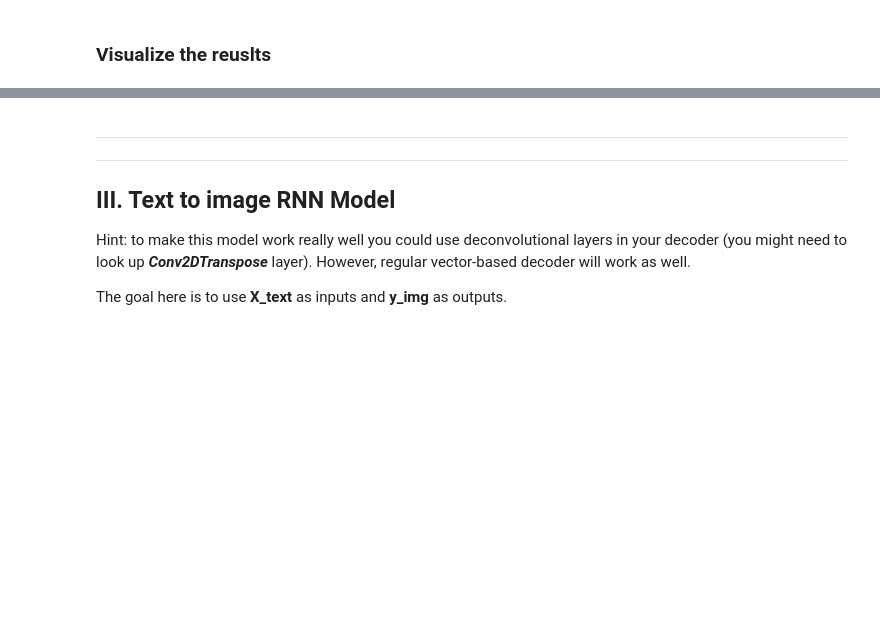
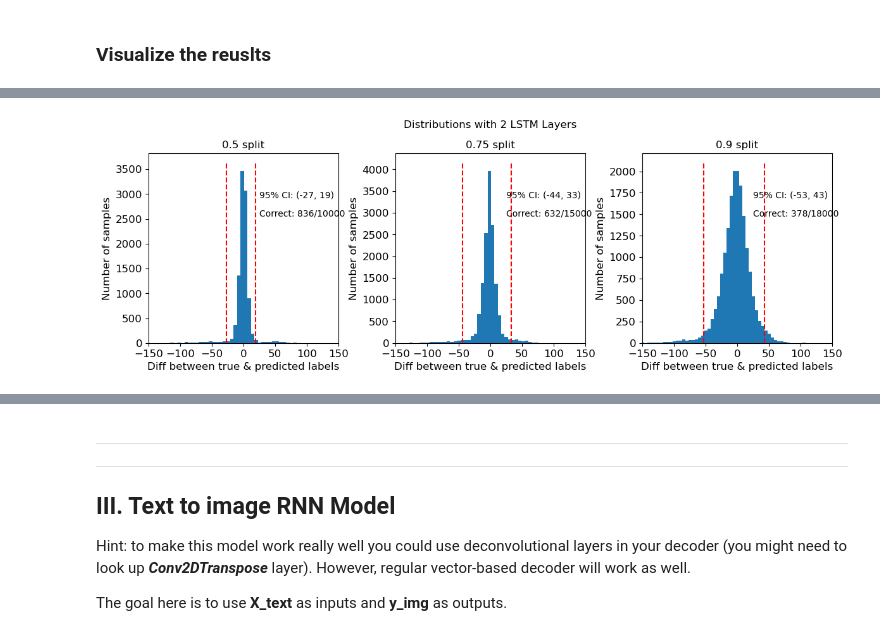
Before and after one commit to PengpeiZhu/IDL, a Jupyter notebook: A2_RNNs_Pengpei.ipynb, the cells around one changed output, grey strips where cells are left out. Saved outputs shown, nothing was run; the diff lists cells and outputs as text; code cells hidden in the pictures; blank space fills up the shorter version.

```diff
--- a/A2_RNNs_Pengpei.ipynb
+++ b/A2_RNNs_Pengpei.ipynb
@@ -1127,0 +1063,4 @@ Confidence interval: (-52, 42)
+# %%
+plot_and_save_distributions(results_p1_2_v2_int, 2, splits)
+# %% [output]
+[figure, added]
```
Also changed, not shown: parts of 20 cells of this notebook.
